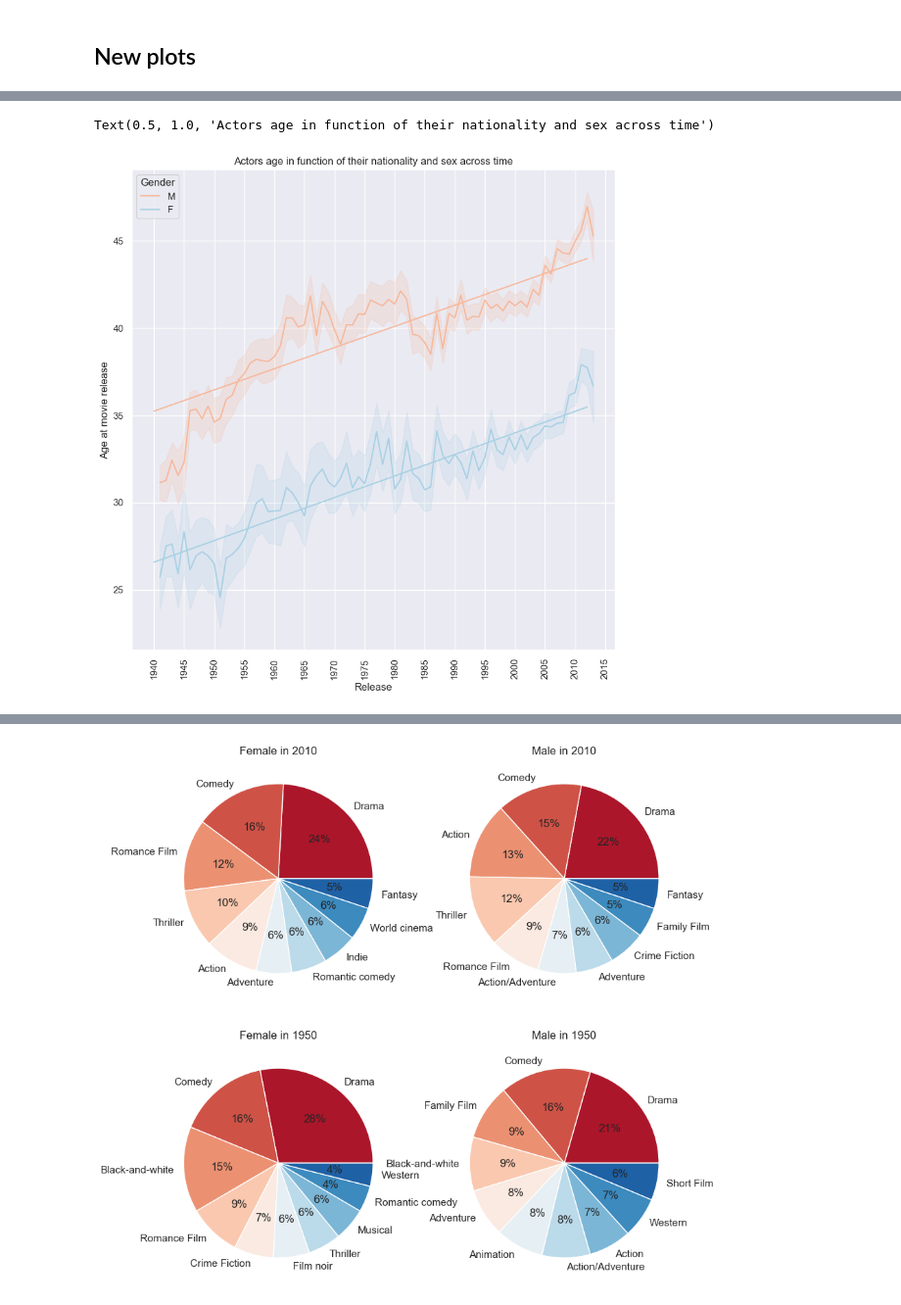
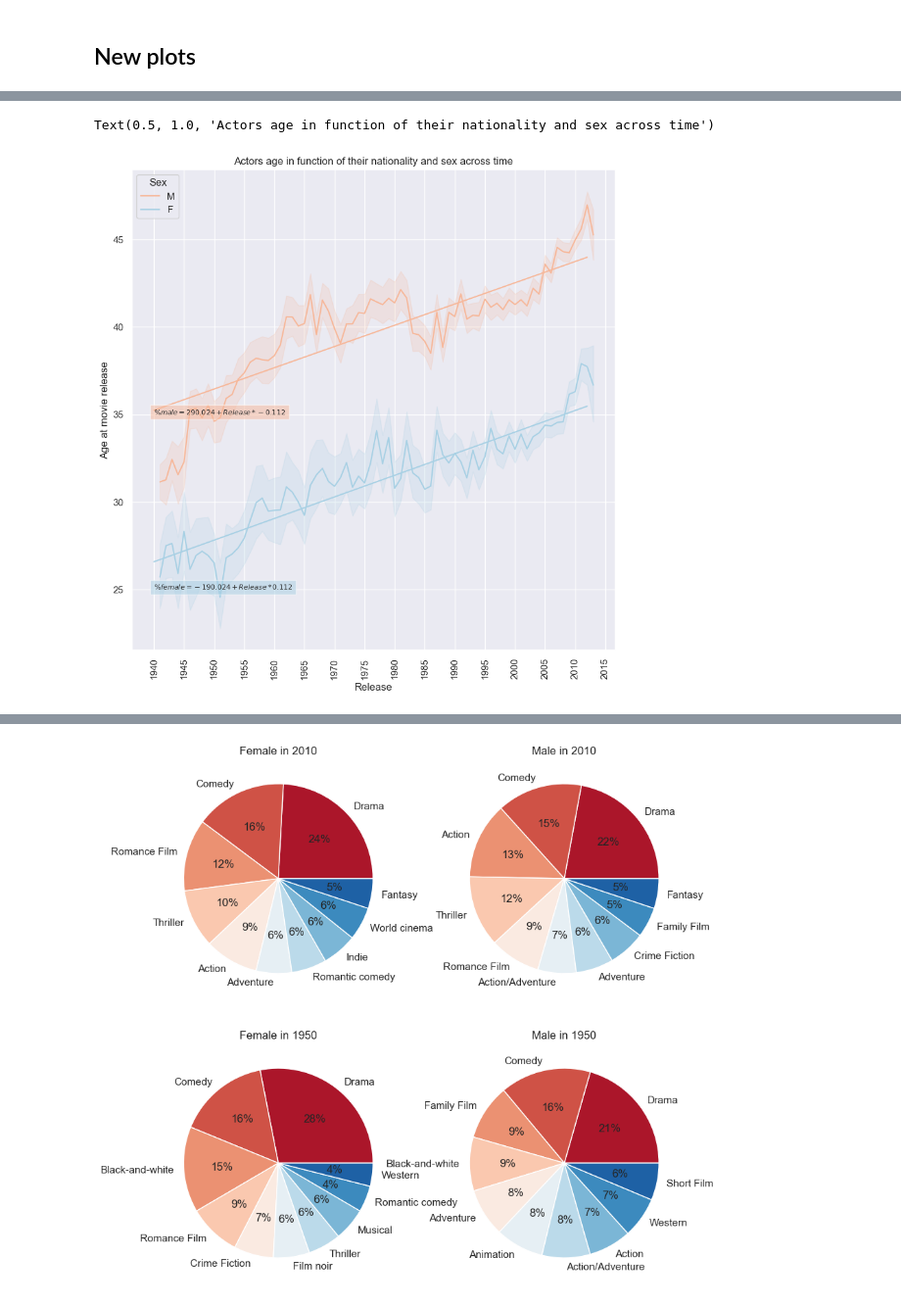
Before and after one commit to epfl-ada/ada-2022-project-rlab, a Jupyter notebook: Initial_Analysis_and_Ethnicity_Representation.ipynb, the cells around one changed output, grey strips where cells are left out. Shown at 98% size. Cells and saved outputs as stored; diff of their text form; code cells hidden in the pictures.

```diff
--- a/Initial_Analysis_and_Ethnicity_Representation.ipynb
+++ b/Initial_Analysis_and_Ethnicity_Representation.ipynb
@@ -216,8 +222,8 @@ characters.head()
 | 11 | 975900 | /m/03vyhn | 2001 | Tres | 1959 | M | NaN | Omaha people | Rodney A. Grant | ... |
 | 27 | 3196793 | /m/08yl5d | 2000 | NaN | 1937 | M | NaN | African Americans | Albert Hall | ... |
 # %%
-# Find character which appear in the movies made by the top producing countries
+# Find characters which appear in the movies made by the top producing countries
 charac_group = processed.groupby(by="Countries", as_index=True).apply(lambda x:
-pd.merge(characters[["WikiID", "Release", "Gender", "Ethnicity","Age at movie release", "Birth"]][characters["WikiID"].isin(x["WikiID"])], x[["Genres","WikiID"]], on=["WikiID"]))
+pd.merge(characters[["WikiID", "Release", "Sex", "Ethnicity","Age at movie release", "Birth"]][characters["WikiID"].isin(x["WikiID"])], x[["Genres","WikiID"]], on=["WikiID"])).reset_index().drop(columns="level_1")
 charac_group.head()
 # %% [output]
@@ -357,14 +309,15 @@ Text(0.5, 1.0, "Actors' age in function of their nationality and sex across time
 # %% [markdown]
 ## New plots
 # %%
-sns.set_palette(sns.color_palette("RdBu",2))
+s = sns.color_palette("RdBu",2)
+sns.set_palette(s)
 R = np.arange(1940,2013,72)
 
-tmp = charac_group.reset_index().drop(columns="level_1")
+tmp = charac_group
 
-
-tmp = tmp[tmp["Release"]>1940].groupby(by=["Countries", "Release"]).apply(lambda x: pd.DataFrame({"Female": [(x["Gender"]=="F").sum()/x["Gender"].count()*100],
-"Male": [(x["Gender"]=="M").sum()/x["Gender"].count()*100]})).reset_index().drop(columns="level_2")
+# Count the percentage of female vs male in the subgroups having the same Countries and Release values
+tmp = tmp[tmp["Release"]>1940].groupby(by=["Countries", "Release"]).apply(lambda x: pd.DataFrame({"Female": [(x["Sex"]=="F").sum()/x["Sex"].count()*100],
+"Male": [(x["Sex"]=="M").sum()/x["Sex"].count()*100]})).reset_index().drop(columns="level_2")
 tmp.head()
 
 sns.lineplot(data=tmp, x="Release", y="Female", label="Female")
@@ -373,19 +326,25 @@ sns.lineplot(data=tmp, x="Release", y="Male", label="Male")
 tmp = tmp[tmp["Release"]>1960]
 plt.ylabel("Percentage character Sex")
 plt.title("Percentage of characters' sex across time")
+
+# Fit linear regression on curves
 mod = smf.ols(formula='Male ~ Release', data=tmp)
-# Fits the model (find the optimal coefficients, adding a random seed ensures consistency)
 np.random.seed(2)
 resM = mod.fit()
 betaM = resM.params
 mod = smf.ols(formula='Female ~ Release', data=tmp)
-# Fits the model (find the optimal coefficients, adding a random seed ensures consistency)
 np.random.seed(2)
 resF = mod.fit()
 betaF = resF.params
+plt.text(1940, 60, f'$\%male =  {np.round(betaM[0],3)}+Release * {np.round(betaM[1], 3)}$', fontsize = 8,
+         bbox = dict(facecolor = s.as_hex()[1], alpha = 0.5))
+plt.text(1940, 20, f'$\%female = {np.round(betaF[0],3)}+Release * {np.round(betaF[1],3)}$', fontsize = 8,
+         bbox = dict(facecolor = s.as_hex()[0], alpha = 0.5))
 plt.plot(R, R*betaF[1]+betaF[0])
+
 
 plt.plot(R, R*betaM[1]+betaM[0])
 
+plt.show()
 print(tmp[tmp["Release"]==2013])
 # %% [output]
@@ -438,38 +397,42 @@ strong multicollinearity or other numerical problems.
 # %%
 # Plot of age at movie release vs date of film for different countries/sex
 sns.set_palette(sns.color_palette("RdBu",2))
 
-tmp = charac_group.reset_index().drop(columns="level_1")
+tmp = charac_group
 tmp = tmp[tmp["Age at movie release"]>0][tmp["Release"]>1940]
 
-sns.lineplot(data=tmp, x = "Release", y="Age at movie release", hue="Gender")
+sns.lineplot(data=tmp, x = "Release", y="Age at movie release", hue="Sex")
 
 
-tmp = tmp.rename(columns={"Age at movie release": "Age"});
+tmp = tmp.rename(columns={"Age at movie release": "Age"})
+
+# Perform regression analysis
 
 # Declares the model
-mod = smf.ols(formula='Age ~ Release', data=tmp[tmp["Gender"].isin(["M"])])
+mod = smf.ols(formula='Age ~ Release', data=tmp[tmp["Sex"].isin(["M"])])
 
-# Fits the model (find the optimal coefficients, adding a random seed ensures consistency)
 np.random.seed(2)
 resM = mod.fit()
-mod = smf.ols(formula='Age ~ Release', data=tmp[tmp["Gender"].isin(["F"])])
+mod = smf.ols(formula='Age ~ Release', data=tmp[tmp["Sex"].isin(["F"])])
 beta_age_M = resM.params
 
-# Fits the model (find the optimal coefficients, adding a random seed ensures consistency)
 np.random.seed(2)
 resF = mod.fit()
 beta_age_F = resF.params
 
 
 plt.plot(R, R*beta_age_F[1]+beta_age_F[0])
 plt.plot(R, R*beta_age_M[1]+beta_age_M[0])
+plt.text(1940, 35, f'$\%male =  {np.round(betaM[0],3)}+Release * {np.round(betaM[1], 3)}$', fontsize = 8,
+         bbox = dict(facecolor = s.as_hex()[0], alpha = 0.5))
+plt.text(1940, 25, f'$\%female = {np.round(betaF[0],3)}+Release * {np.round(betaF[1],3)}$', fontsize = 8,
+         bbox = dict(facecolor = s.as_hex()[1], alpha = 0.5))
 plt.xticks(rotation=90)
 plt.locator_params(axis='x', nbins=20)
 plt.title('Actors age in function of their nationality and sex across time')
 # %% [output]
 Text(0.5, 1.0, 'Actors age in function of their nationality and sex across time')
-[figure, old version]
+[figure, new version]
 # %%
 print(resF.summary())
 # %% [output]
```
Also changed, not shown: parts of 38 cells of this notebook, 1 other file.
